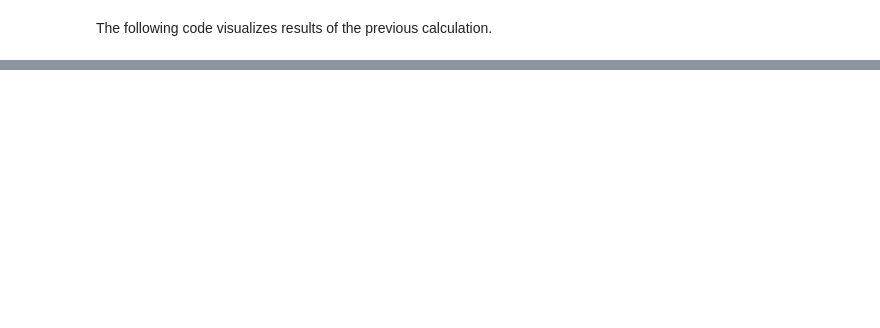
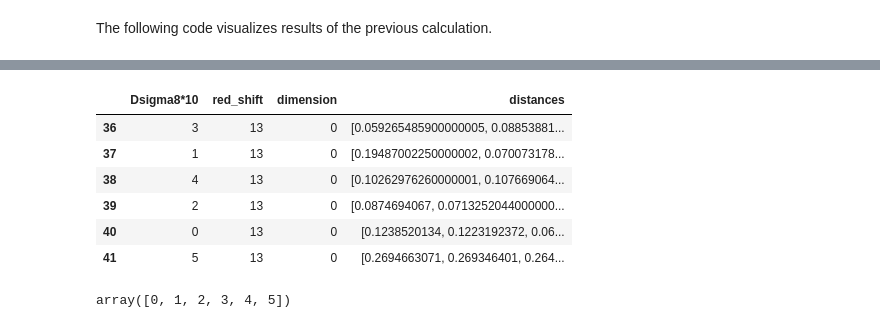
Before and after one commit to mtsizh/bottleneck-distance-for-sigma8, a Jupyter notebook: wasserstein_distance.ipynb, the cells around one changed output, grey strips where cells are left out. Drawn from its saved outputs; the diff is of its cells as text; code cells hidden in the pictures; blank space fills up the shorter version.

```diff
--- a/wasserstein_distance.ipynb
+++ b/wasserstein_distance.ipynb
@@ -251,0 +359,17 @@ IntProgress(value=0, max=432)
+# %%
+df_filtered = df[df['red_shift'] == 13]
+data = df_filtered[df_filtered['dimension'] == 0]
+data
+# %% [output]
+|  | Dsigma8*10 | red_shift | dimension | distances |
+| 36 | 3 | 13 | 0 | [0.059265485900000005, 0.08853881... |
+| 37 | 1 | 13 | 0 | [0.19487002250000002, 0.070073178... |
+| 38 | 4 | 13 | 0 | [0.10262976260000001, 0.107669064... |
+| 39 | 2 | 13 | 0 | [0.0874694067, 0.0713252044000000... |
+| 40 | 0 | 13 | 0 | [0.1238520134, 0.1223192372, 0.06... |
+| 41 | 5 | 13 | 0 | [0.2694663071, 0.269346401, 0.264... |
+# %%
+idxs = np.argsort(data['Dsigma8*10'].tolist())
+np.array(data['Dsigma8*10'].tolist())[idxs]
+# %% [output]
+array([0, 1, 2, 3, 4, 5])
```
Also changed, not shown: parts of 7 cells of this notebook.
